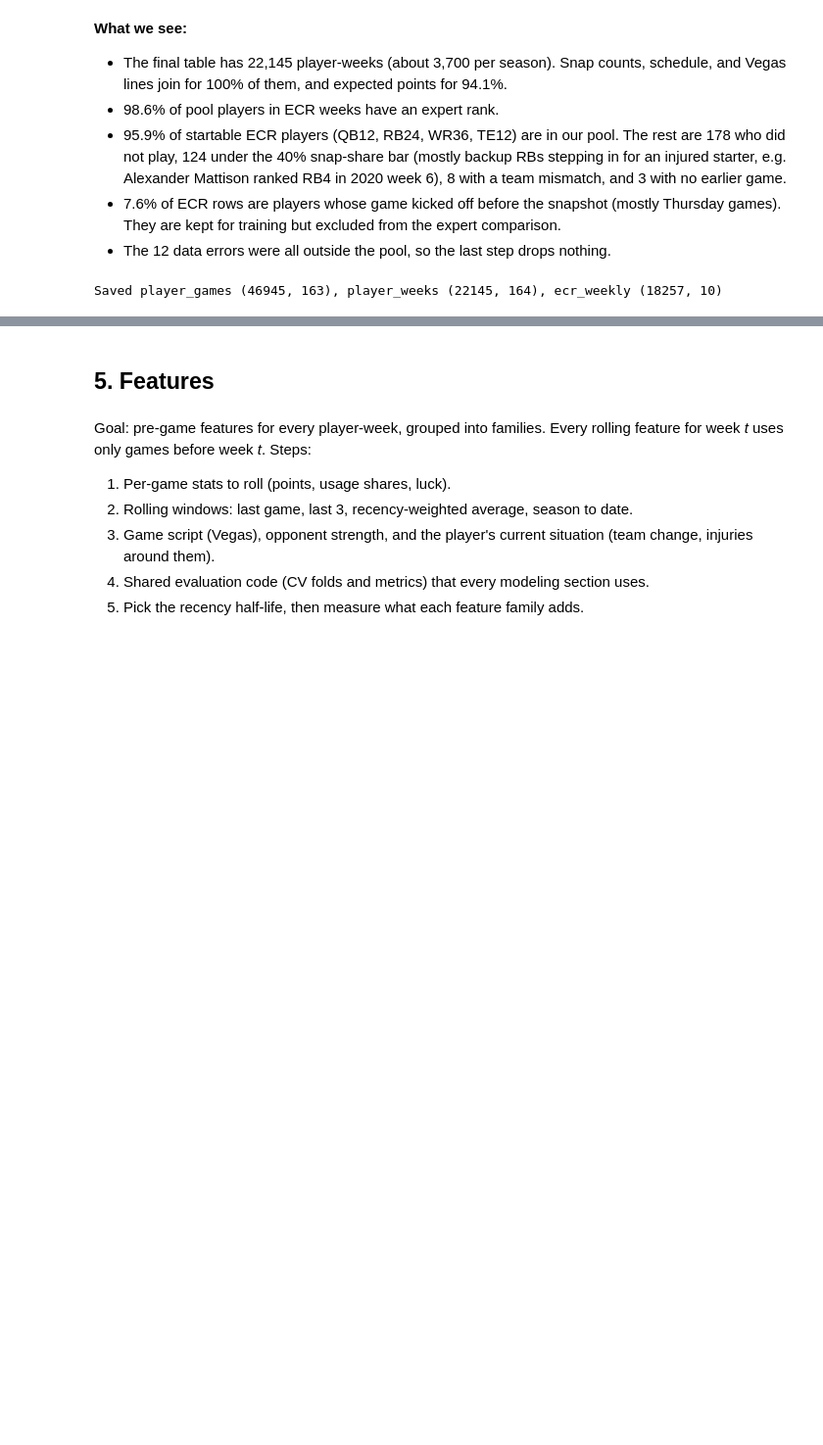
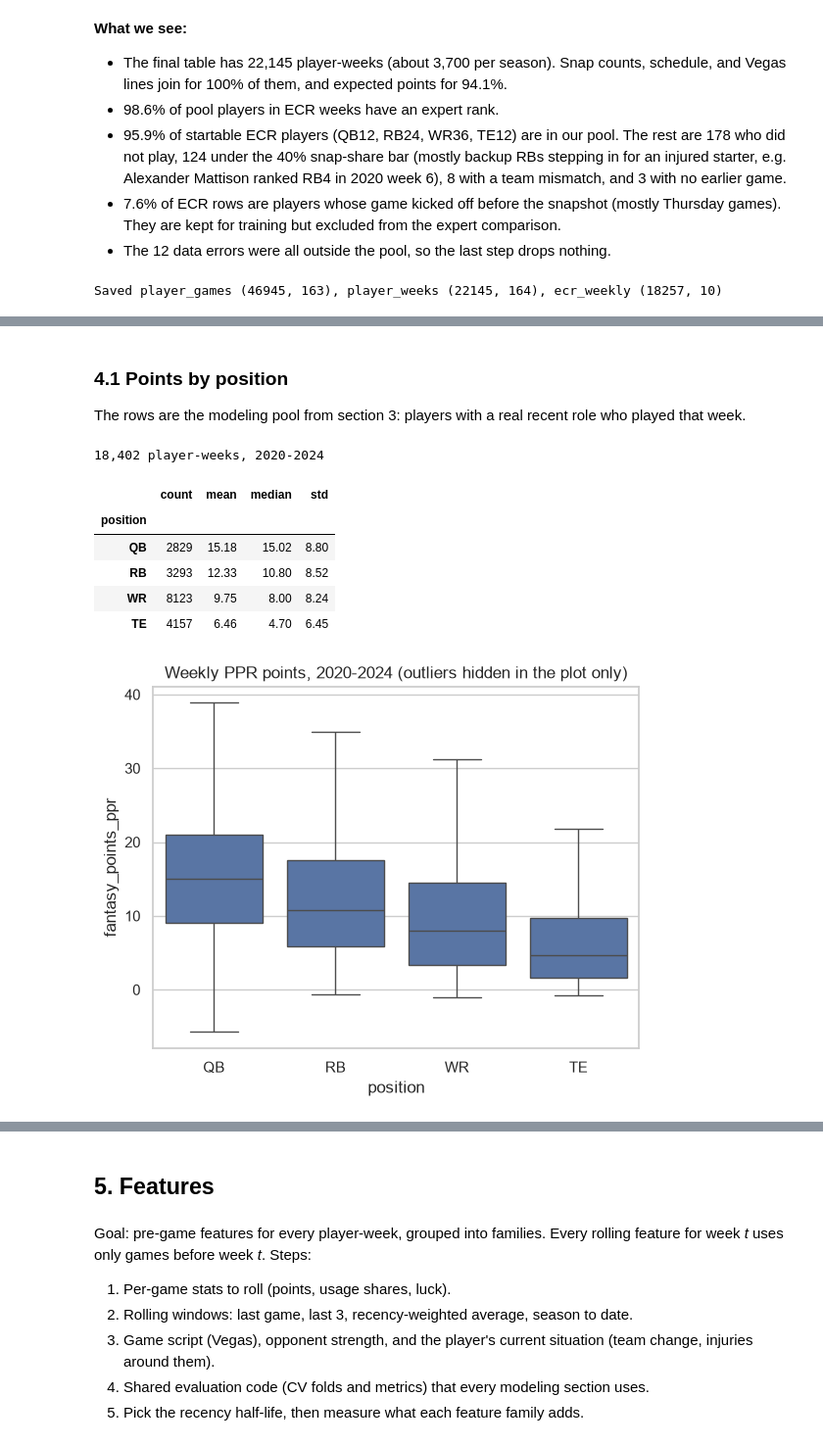
Before and after one commit to HashaRock/CS363M_FFBall_Project, a Jupyter notebook: fantasy_football_rankings.ipynb, the cells around one changed output, grey strips where cells are left out. Shown at 98% size. Drawn from its saved outputs; the diff is of its cells as text; code cells hidden in the pictures; blank space fills up the shorter version.

```diff
--- a/fantasy_football_rankings.ipynb
+++ b/fantasy_football_rankings.ipynb
@@ -678,0 +542,21 @@ display(Markdown(f"**What we see:** {len(c_experts):,} matched player-weeks acro
+# %% [markdown]
+### 4.1 Points by position
+The rows are the modeling pool from section 3: players with a real recent role who played that week.
+# %%
+explore_rows = player_weeks[player_weeks["season"].isin(TRAIN_SEASONS)].copy()
+points_by_position = explore_rows.groupby("position")[TARGET].agg(["count", "mean", "median", "std"]).reindex(POSITIONS)
+print(f"{len(explore_rows):,} player-weeks, {TRAIN_SEASONS[0]}-{TRAIN_SEASONS[-1]}")
+display(points_by_position.round(2))
+
+sns.boxplot(data=explore_rows, x="position", y=TARGET, order=POSITIONS, showfliers=False)
+plt.title("Weekly PPR points, 2020-2024 (outliers hidden in the plot only)")
+plt.show()
+# %% [output]
+18,402 player-weeks, 2020-2024
+|  | count | mean | median | std |
+| position |  |  |  |  |
+| QB | 2829 | 15.18 | 15.02 | 8.80 |
+| RB | 3293 | 12.33 | 10.80 | 8.52 |
+| WR | 8123 | 9.75 | 8.00 | 8.24 |
+| TE | 4157 | 6.46 | 4.70 | 6.45 |
+[figure, added]
```
Also changed, not shown: parts of 58 cells of this notebook, 3 other files.
